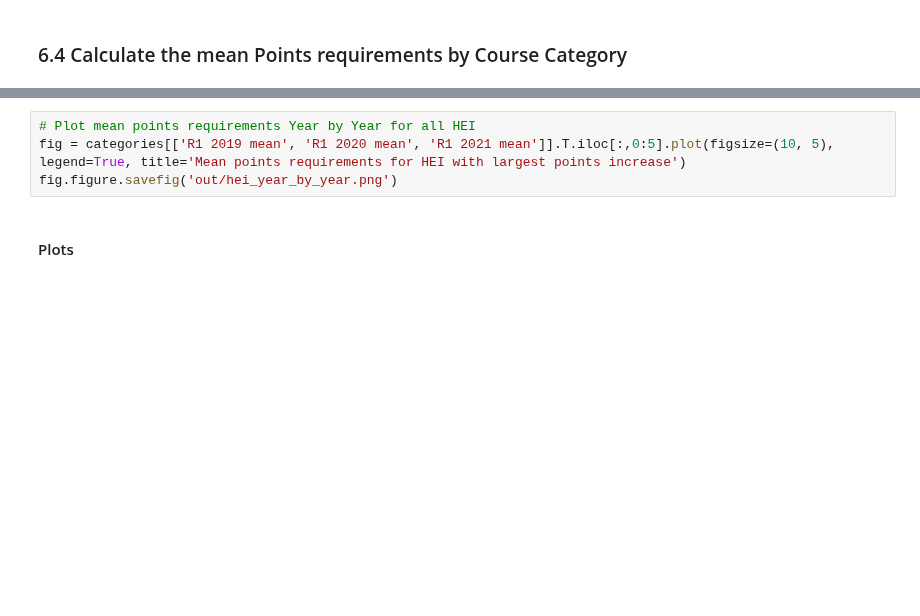
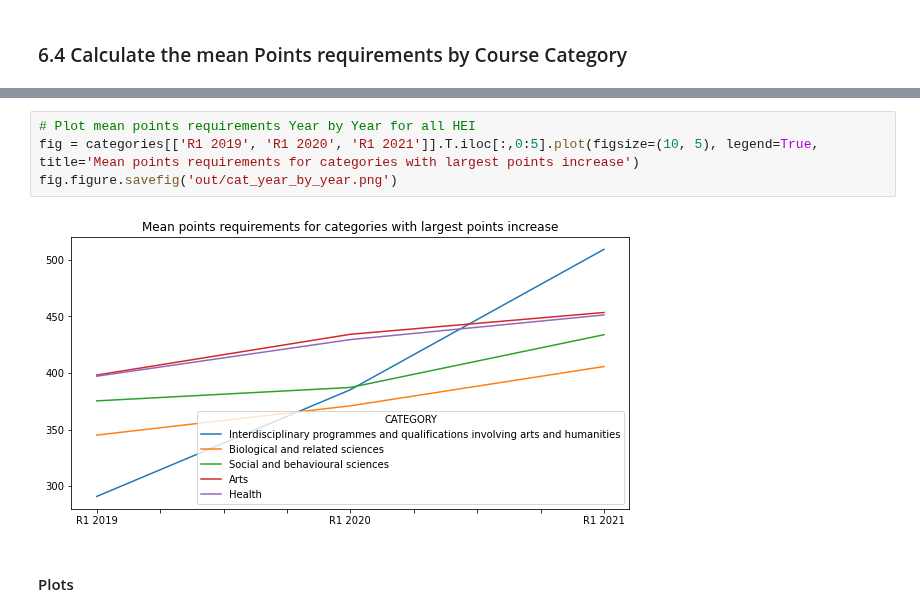
Before and after one commit to przemekbil/FoDA_2021, a Jupyter notebook: cao.ipynb, the cells around one changed output, grey strips where cells are left out. Drawn from its saved outputs; the diff is of its cells as text; blank space fills up the shorter version.

```diff
--- a/cao.ipynb
+++ b/cao.ipynb
@@ -1439,7 +1474,9 @@ categories.head()
 # %%
 # Plot mean points requirements Year by Year for all HEI
-fig = categories[['R1 2019 mean', 'R1 2020 mean', 'R1 2021 mean']].T.iloc[:,0:5].plot(figsize=(10, 5), legend=True, title='Mean points requirements for HEI with largest points increase')
-fig.figure.savefig('out/hei_year_by_year.png')
+fig = categories[['R1 2019', 'R1 2020', 'R1 2021']].T.iloc[:,0:5].plot(figsize=(10, 5), legend=True, title='Mean points requirements for categories with largest points increase')
+fig.figure.savefig('out/cat_year_by_year.png')
+# %% [output]
+[figure, added]
 # %% [markdown]
 #### Plots
 # %%
```
Also changed, not shown: parts of 17 cells of this notebook, 9 other files.
